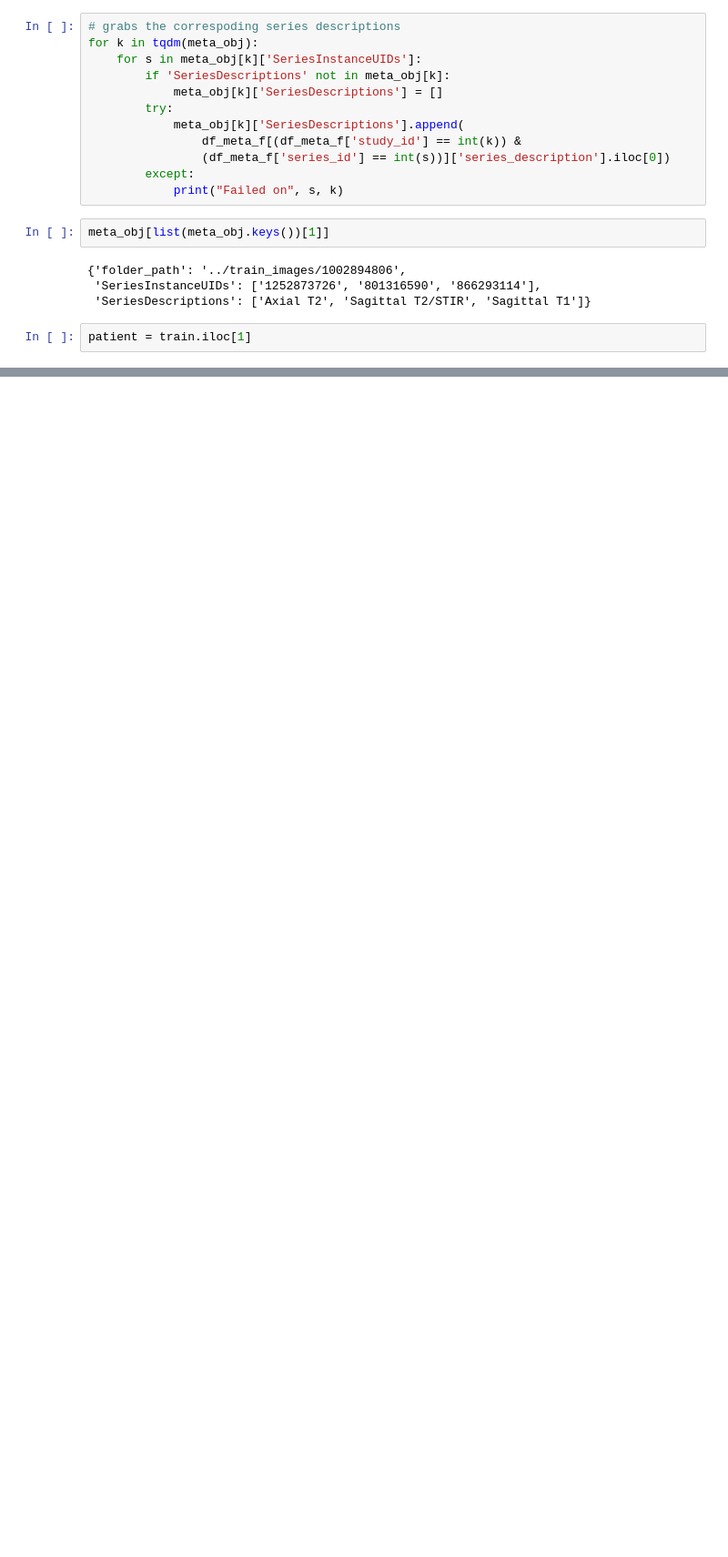
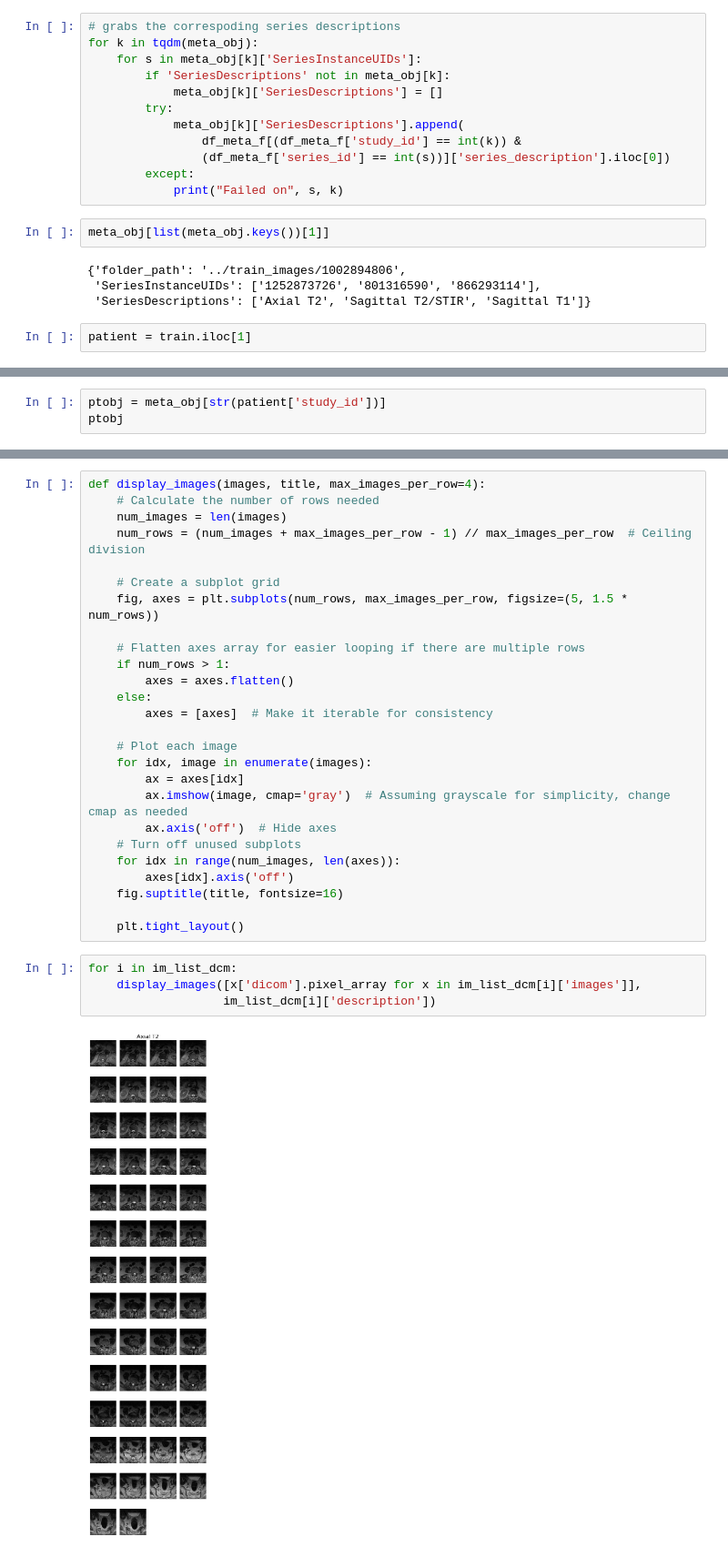
Before and after one commit to ShivPandey5677/Minor_Sem5, a Jupyter notebook: model.ipynb, the cells around one changed output, grey strips where cells are left out. Shown at 91% size. Drawn from its saved outputs; the diff is of its cells as text; blank space fills up the shorter version.

Commit message:
model image and coordinate

```diff
--- a/model.ipynb
+++ b/model.ipynb
@@ -145,0 +166,3 @@ patient = train.iloc[1]
+# %%
+ptobj = meta_obj[str(patient['study_id'])]
+ptobj
@@ -145,0 +205,32 @@ patient = train.iloc[1]
+# %%
+def display_images(images, title, max_images_per_row=4):
+    # Calculate the number of rows needed
+    num_images = len(images)
+    num_rows = (num_images + max_images_per_row - 1) // max_images_per_row  # Ceiling division
+
+    # Create a subplot grid
+    fig, axes = plt.subplots(num_rows, max_images_per_row, figsize=(5, 1.5 * num_rows))
+
+    # Flatten axes array for easier looping if there are multiple rows
+    if num_rows > 1:
+        axes = axes.flatten()
+    else:
+        axes = [axes]  # Make it iterable for consistency
+
+    # Plot each image
+    for idx, image in enumerate(images):
+        ax = axes[idx]
+        ax.imshow(image, cmap='gray')  # Assuming grayscale for simplicity, change cmap as needed
+        ax.axis('off')  # Hide axes
+    # Turn off unused subplots
+    for idx in range(num_images, len(axes)):
+        axes[idx].axis('off')
+    fig.suptitle(title, fontsize=16)
+
+    plt.tight_layout()
+# %%
+for i in im_list_dcm:
+    display_images([x['dicom'].pixel_array for x in im_list_dcm[i]['images']],
+                   im_list_dcm[i]['description'])
+# %% [output]
+[figure, added]
```
Also changed, not shown: parts of 8 cells of this notebook.
